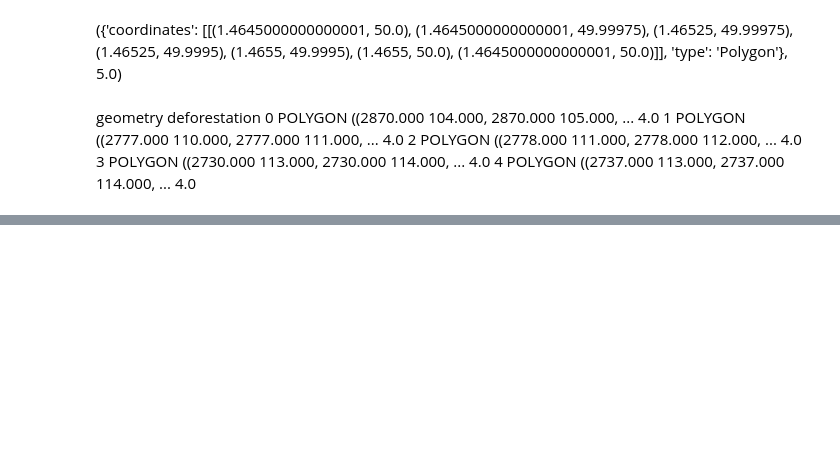
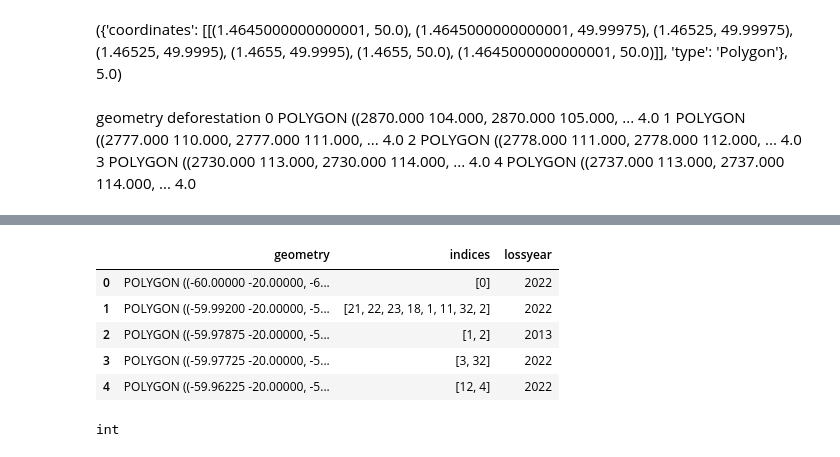
Before and after one commit to wuntunsun/eudr-exposure, a Jupyter notebook: geopoly-sample.ipynb, the cells around one changed output, grey strips where cells are left out. Saved outputs shown, nothing was run; the diff lists cells and outputs as text; code cells hidden in the pictures; blank space fills up the shorter version.

```diff
--- a/geopoly-sample.ipynb
+++ b/geopoly-sample.ipynb
@@ -104,20 +154,30 @@ intersects.head()
 # %%
 # Nota bene: Robert Norris - this removes the self-intersection aggregates index_right, but
 # also aggregates all other values into lists... it also spends far too much time in unary_union
 # on geometry, the result of which we do not need.
 #temp = intersects.dissolve("index_left", aggfunc=lambda x: x.tolist(),)
 
 # Group by 'index_left', truncate intersects, then aggregate on 'index_right' only...
 groups = intersects.groupby('index_left')
 temp = intersects[intersects['index_left'] == intersects['index_right']].set_index('index_left')
 temp['indices'] = groups['index_right'].aggregate(lambda x: x.tolist())
-temp['indices'] = temp['indices'].apply(lambda x: np.sort(x))
 
 temp.index.name = None
 temp['lossyear'] = temp['lossyear_left'].astype("int") + 2000
 temp.drop(['index_right', 'lossyear_left', 'lossyear_right'], axis=1, inplace=True)
 
 temp.head()
+# %% [output]
+|  | geometry | indices | lossyear |
+| 0 | POLYGON ((-60.00000 -20.00000, -6... | [0] | 2022 |
+| 1 | POLYGON ((-59.99200 -20.00000, -5... | [21, 22, 23, 18, 1, 11, 32, 2] | 2022 |
+| 2 | POLYGON ((-59.97875 -20.00000, -5... | [1, 2] | 2013 |
+| 3 | POLYGON ((-59.97725 -20.00000, -5... | [3, 32] | 2022 |
+| 4 | POLYGON ((-59.96225 -20.00000, -5... | [12, 4] | 2022 |
+# %%
+type(temp.indices[0][0])
+# %% [output]
+int
 # %%
 
 group_id = 'group'
```
Also changed, not shown: parts of 11 cells of this notebook, 4 other files.
